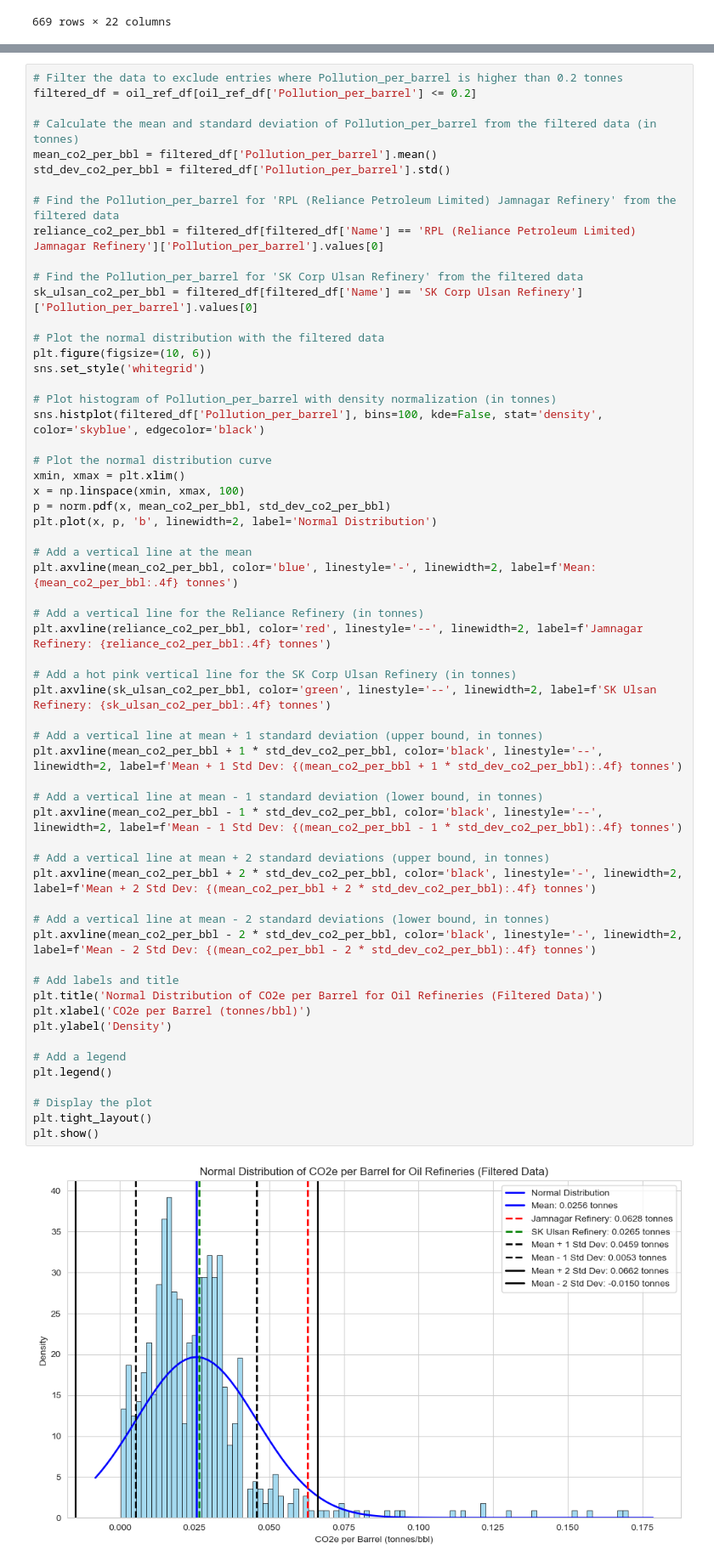
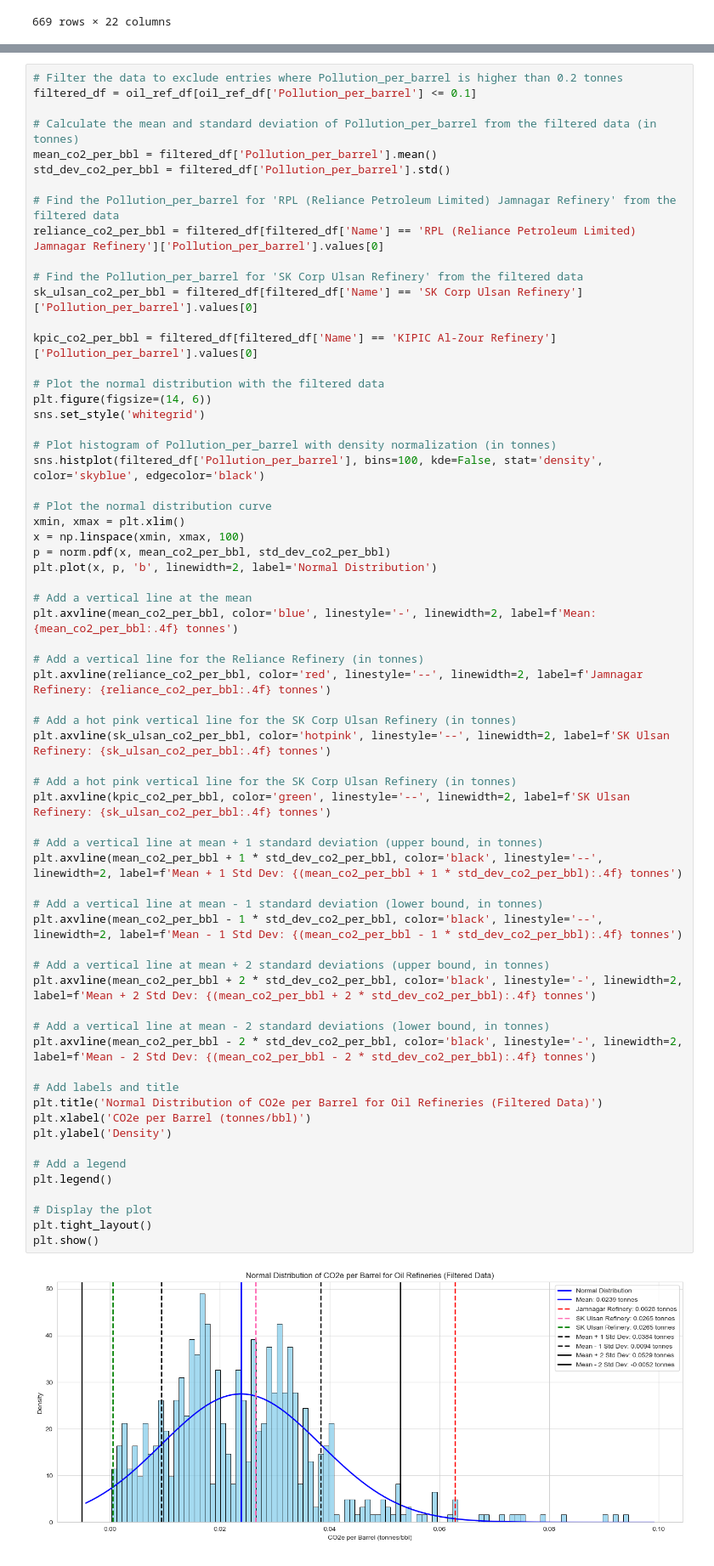
Before and after one commit to Matthew1172/Global-Eco-MT, a Jupyter notebook: main.ipynb, the cells around one changed output, grey strips where cells are left out. Shown at 85% size. Drawn from its saved outputs; the diff is of its cells as text.

```diff
--- a/main.ipynb
+++ b/main.ipynb
@@ -714,7 +711,7 @@ Standard Deviation of bbl/p: 134099.15585556027
 [figure]
 # %%
 # Filter the data to exclude entries where Pollution_per_barrel is higher than 0.2 tonnes
-filtered_df = oil_ref_df[oil_ref_df['Pollution_per_barrel'] <= 0.2]
+filtered_df = oil_ref_df[oil_ref_df['Pollution_per_barrel'] <= 0.1]
 
 # Calculate the mean and standard deviation of Pollution_per_barrel from the filtered data (in tonnes)
 mean_co2_per_bbl = filtered_df['Pollution_per_barrel'].mean()
@@ -726,8 +723,10 @@ reliance_co2_per_bbl = filtered_df[filtered_df['Name'] == 'RPL (Reliance Petrole
 # Find the Pollution_per_barrel for 'SK Corp Ulsan Refinery' from the filtered data
 sk_ulsan_co2_per_bbl = filtered_df[filtered_df['Name'] == 'SK Corp Ulsan Refinery']['Pollution_per_barrel'].values[0]
 
+kpic_co2_per_bbl = filtered_df[filtered_df['Name'] == 'KIPIC Al-Zour Refinery']['Pollution_per_barrel'].values[0]
+
 # Plot the normal distribution with the filtered data
-plt.figure(figsize=(10, 6))
+plt.figure(figsize=(14, 6))
 sns.set_style('whitegrid')
 
 # Plot histogram of Pollution_per_barrel with density normalization (in tonnes)
@@ -744,32 +743,35 @@ plt.axvline(mean_co2_per_bbl, color='blue', linestyle='-', linewidth=2, label=f'
 
 # Add a vertical line for the Reliance Refinery (in tonnes)
 plt.axvline(reliance_co2_per_bbl, color='red', linestyle='--', linewidth=2, label=f'Jamnagar Refinery: {reliance_co2_per_bbl:.4f} tonnes')
 
 # Add a hot pink vertical line for the SK Corp Ulsan Refinery (in tonnes)
-plt.axvline(sk_ulsan_co2_per_bbl, color='green', linestyle='--', linewidth=2, label=f'SK Ulsan Refinery: {sk_ulsan_co2_per_bbl:.4f} tonnes')
+plt.axvline(sk_ulsan_co2_per_bbl, color='hotpink', linestyle='--', linewidth=2, label=f'SK Ulsan Refinery: {sk_ulsan_co2_per_bbl:.4f} tonnes')
+
+# Add a hot pink vertical line for the SK Corp Ulsan Refinery (in tonnes)
+plt.axvline(kpic_co2_per_bbl, color='green', linestyle='--', linewidth=2, label=f'SK Ulsan Refinery: {sk_ulsan_co2_per_bbl:.4f} tonnes')
 
 # Add a vertical line at mean + 1 standard deviation (upper bound, in tonnes)
 plt.axvline(mean_co2_per_bbl + 1 * std_dev_co2_per_bbl, color='black', linestyle='--', linewidth=2, label=f'Mean + 1 Std Dev: {(mean_co2_per_bbl + 1 * std_dev_co2_per_bbl):.4f} tonnes')
 
 # Add a vertical line at mean - 1 standard deviation (lower bound, in tonnes)
 plt.axvline(mean_co2_per_bbl - 1 * std_dev_co2_per_bbl, color='black', linestyle='--', linewidth=2, label=f'Mean - 1 Std Dev: {(mean_co2_per_bbl - 1 * std_dev_co2_per_bbl):.4f} tonnes')
 
 # Add a vertical line at mean + 2 standard deviations (upper bound, in tonnes)
 plt.axvline(mean_co2_per_bbl + 2 * std_dev_co2_per_bbl, color='black', linestyle='-', linewidth=2, label=f'Mean + 2 Std Dev: {(mean_co2_per_bbl + 2 * std_dev_co2_per_bbl):.4f} tonnes')
 
 # Add a vertical line at mean - 2 standard deviations (lower bound, in tonnes)
 plt.axvline(mean_co2_per_bbl - 2 * std_dev_co2_per_bbl, color='black', linestyle='-', linewidth=2, label=f'Mean - 2 Std Dev: {(mean_co2_per_bbl - 2 * std_dev_co2_per_bbl):.4f} tonnes')
 
 # Add labels and title
 plt.title('Normal Distribution of CO2e per Barrel for Oil Refineries (Filtered Data)')
 plt.xlabel('CO2e per Barrel (tonnes/bbl)')
 plt.ylabel('Density')
 
 # Add a legend
 plt.legend()
 
 # Display the plot
 plt.tight_layout()
 plt.show()
 # %% [output]
-[figure, old version]
+[figure, new version]
```
Also changed, not shown: parts of 6 cells of this notebook.
